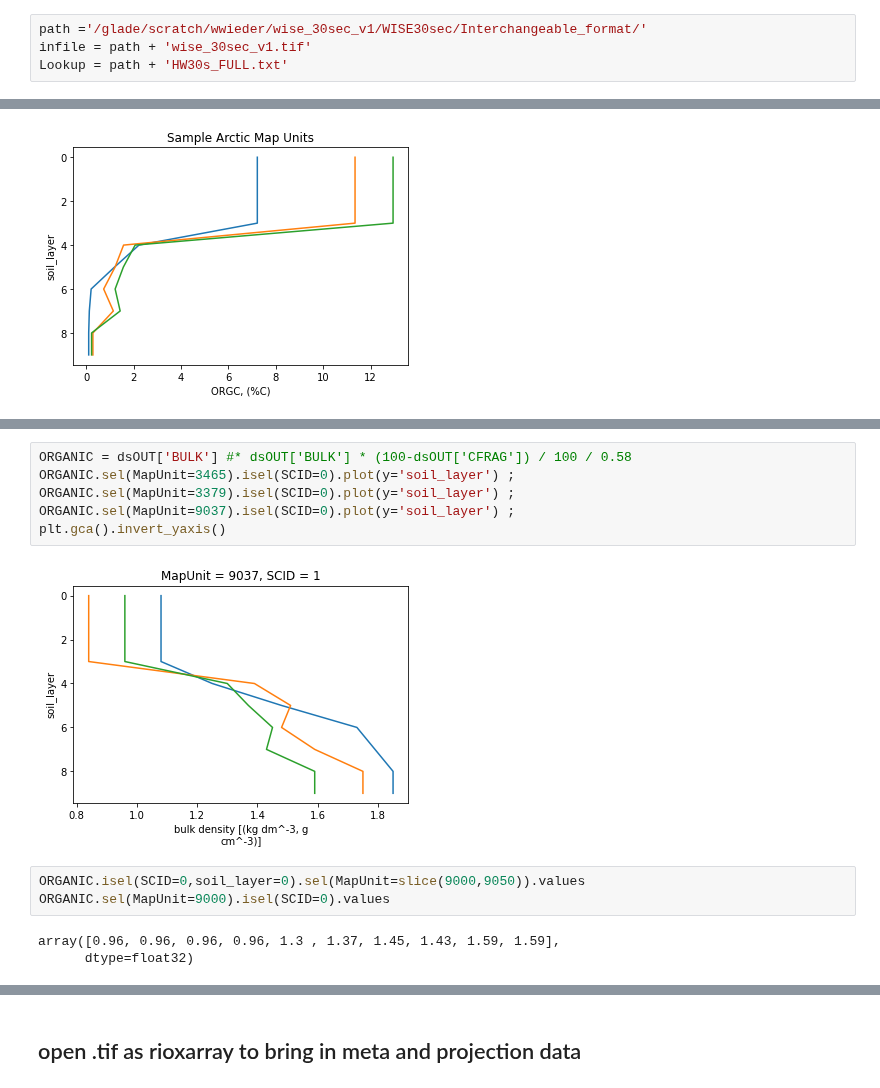
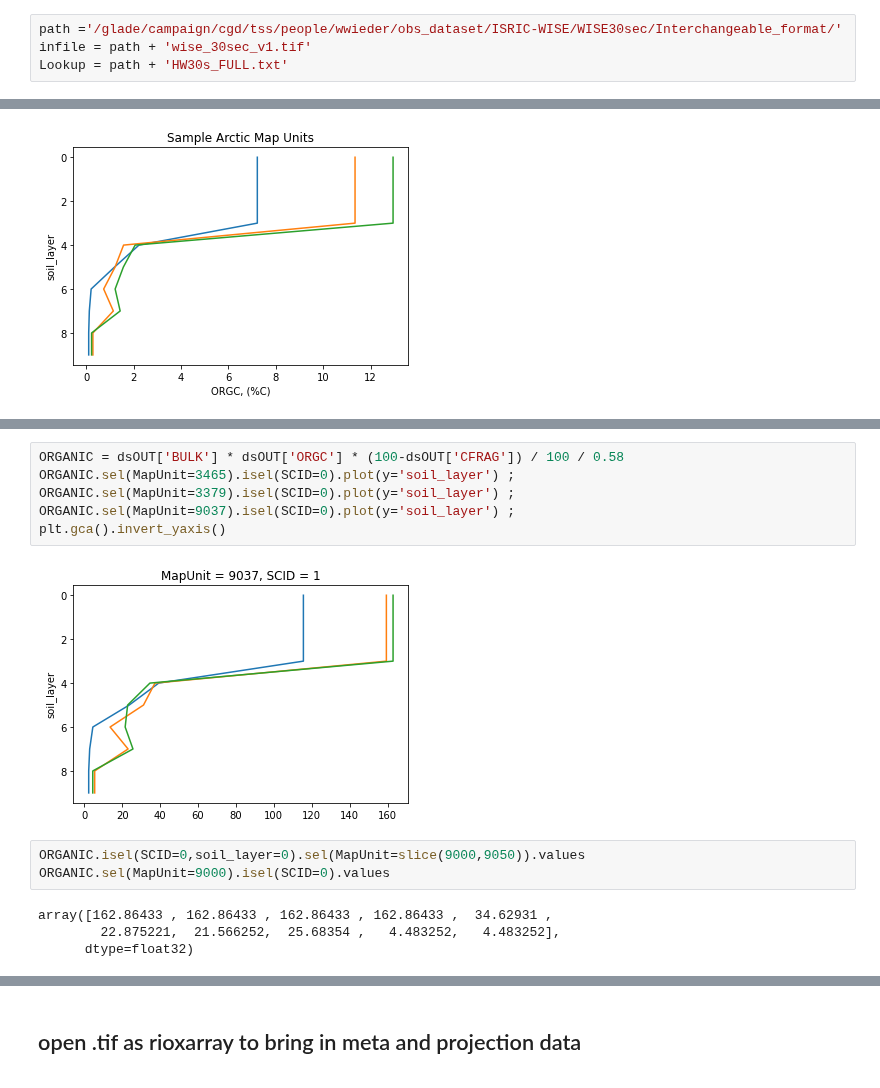
Before and after one commit to wwieder/ctsm_py, a Jupyter notebook: notebooks/tiff2nc-WISE.ipynb, the cells around one changed output, grey strips where cells are left out. Drawn from its saved outputs; the diff is of its cells as text.

Commit message:
updates to campaign store

```diff
--- a/notebooks/tiff2nc-WISE.ipynb
+++ b/notebooks/tiff2nc-WISE.ipynb
@@ -46,5 +74,5 @@ warnings.simplefilter("ignore", category=RuntimeWarning)
 # %%
-path ='/glade/scratch/wwieder/wise_30sec_v1/WISE30sec/Interchangeable_format/'
+path ='/glade/campaign/cgd/tss/people/wwieder/obs_dataset/ISRIC-WISE/WISE30sec/Interchangeable_format/'
 infile = path + 'wise_30sec_v1.tif'
 Lookup = path + 'HW30s_FULL.txt'
 # %%
@@ -243,16 +291,17 @@ plt.title('Sample Arctic Map Units') ;
 # %%
-ORGANIC = dsOUT['BULK'] #* dsOUT['BULK'] * (100-dsOUT['CFRAG']) / 100 / 0.58
+ORGANIC = dsOUT['BULK'] * dsOUT['ORGC'] * (100-dsOUT['CFRAG']) / 100 / 0.58
 ORGANIC.sel(MapUnit=3465).isel(SCID=0).plot(y='soil_layer') ;
 ORGANIC.sel(MapUnit=3379).isel(SCID=0).plot(y='soil_layer') ;
 ORGANIC.sel(MapUnit=9037).isel(SCID=0).plot(y='soil_layer') ;
 plt.gca().invert_yaxis()
 # %% [output]
-[figure, old version]
+[figure, new version]
 # %%
 ORGANIC.isel(SCID=0,soil_layer=0).sel(MapUnit=slice(9000,9050)).values
 ORGANIC.sel(MapUnit=9000).isel(SCID=0).values
 # %% [output]
-array([0.96, 0.96, 0.96, 0.96, 1.3 , 1.37, 1.45, 1.43, 1.59, 1.59],
+array([162.86433 , 162.86433 , 162.86433 , 162.86433 ,  34.62931 ,
+        22.875221,  21.566252,  25.68354 ,   4.483252,   4.483252],
       dtype=float32)
 # %%
 ## Write out .nc file
```
Also changed, not shown: parts of 5 cells of this notebook.
